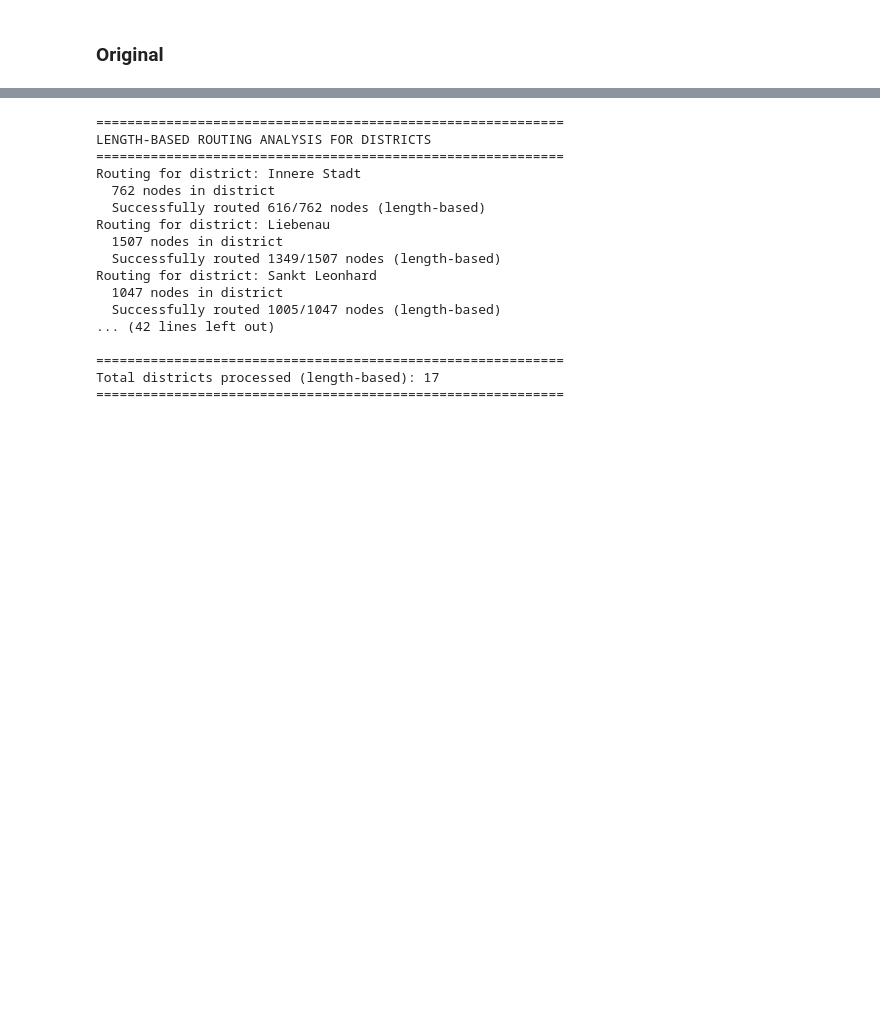
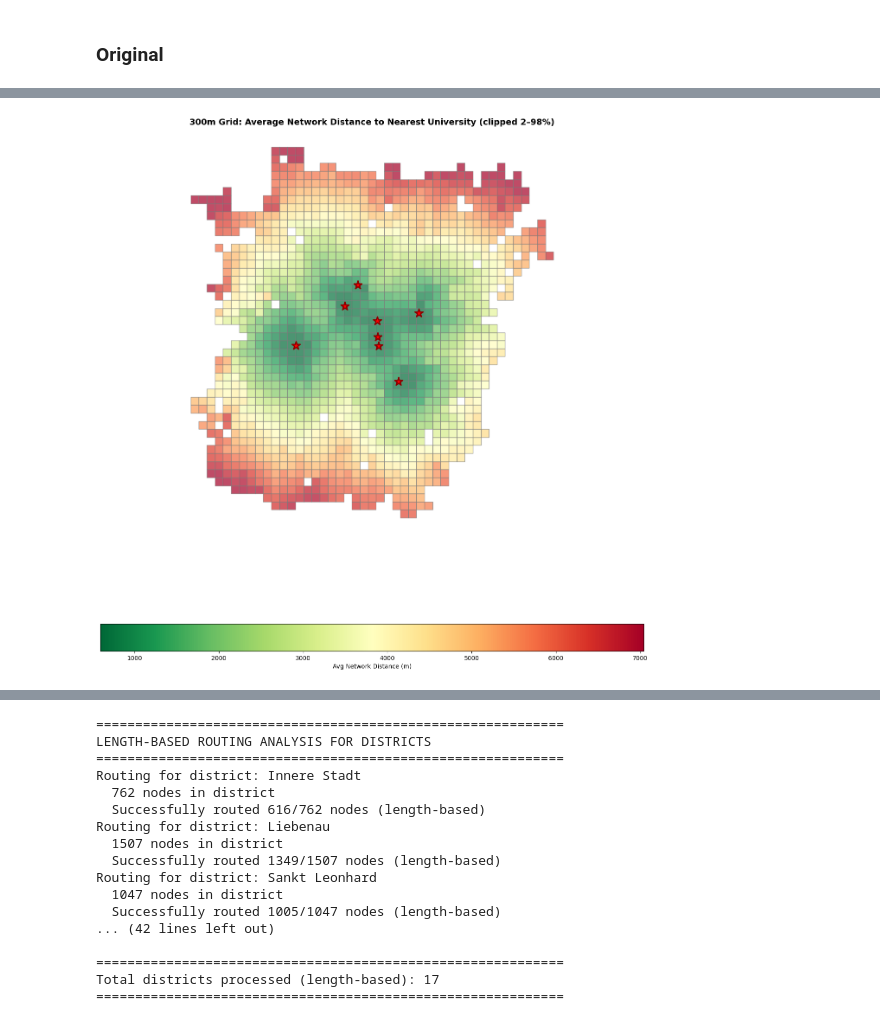
Before and after one commit to cryogen-tara/final-project-group1-cycling-network, a Jupyter notebook: notebooks/final-project-gr1.ipynb, the cells around one changed output, grey strips where cells are left out. Saved outputs shown, nothing was run; the diff lists cells and outputs as text; code cells hidden in the pictures; blank space fills up the shorter version.

Commit message:
plots of maps based on core network & percentile maps

```diff
--- a/notebooks/final-project-gr1.ipynb
+++ b/notebooks/final-project-gr1.ipynb
@@ -1948,0 +2411,88 @@ Weighted grid analysis complete.
+# %%
+import numpy as np
+import matplotlib.pyplot as plt
+
+def plot_with_percentile_clip(
+    gdf,
+    column,
+    q_low=2,
+    q_high=98,
+    cmap="RdYlGn_r",
+    title=None,
+    legend_label=None,
+    edgecolor="gray",
+    alpha=0.7,
+    figsize=(16, 14),
+):
+    vals = gdf[column].to_numpy()
+    vals = vals[np.isfinite(vals)]
+    if len(vals) == 0:
+        raise ValueError(f"No finite values in column '{column}'")
+
+    vmin, vmax = np.percentile(vals, [q_low, q_high])
+
+    fig, ax = plt.subplots(figsize=figsize)
+    gdf.plot(
+        ax=ax,
+        column=column,
+        cmap=cmap,
+        vmin=vmin,
+        vmax=vmax,
+        edgecolor=edgecolor,
+        alpha=alpha,
+        legend=True,
+        legend_kwds={
+            "label": legend_label if legend_label else column,
+            "orientation": "horizontal",
+            "shrink": 0.8,
+        },
+    )
+
+    # overlay universities
+    graz_unis_proj.plot(
+        ax=ax, color="red", markersize=200, marker="*",
+        edgecolor="darkred", linewidth=2
+    )
+
+    if title:
+        ax.set_title(title, fontsize=14, fontweight="bold")
+    ax.set_axis_off()
+    plt.tight_layout()
+
+    return ax, (vmin, vmax)
+
+
+# 1) Distance (m)
+_, (vmin1, vmax1) = plot_with_percentile_clip(
+    gdf_grid_with_data,
+    column="avg_distance_m",
+    q_low=2, q_high=98,
+    title="300m Grid: Average Network Distance to Nearest University (clipped 2–98%)",
+    legend_label="Avg Network Distance (m)"
+)
+plt.show()
+print("Distance (m) vmin/vmax:", vmin1, vmax1)
+
+# 2) Weighted time (min)
+_, (vmin2, vmax2) = plot_with_percentile_clip(
+    gdf_grid_with_data,
+    column="avg_weighted_time_min",
+    q_low=2, q_high=98,
+    title="300m Grid: Penalized Cycling Travel Time to Nearest University (clipped 2–98%)",
+    legend_label="Avg Penalized Bike Time (min)"
+)
+plt.show()
+print("Weighted time (min) vmin/vmax:", vmin2, vmax2)
+
+# 3) Minutes per km (min/km)
+_, (vmin3, vmax3) = plot_with_percentile_clip(
+    gdf_grid_with_data,
+    column="min_per_km",
+    q_low=2, q_high=98,
+    title="300m Grid: Penalized Effort (Minutes per km) (clipped 2–98%)",
+    legend_label="Penalized Effort (min/km)"
+)
+plt.show()
+print("Min per km vmin/vmax:", vmin3, vmax3)
+# %% [output]
+[figure, added]
```
Also changed, not shown: parts of 33 cells of this notebook.
